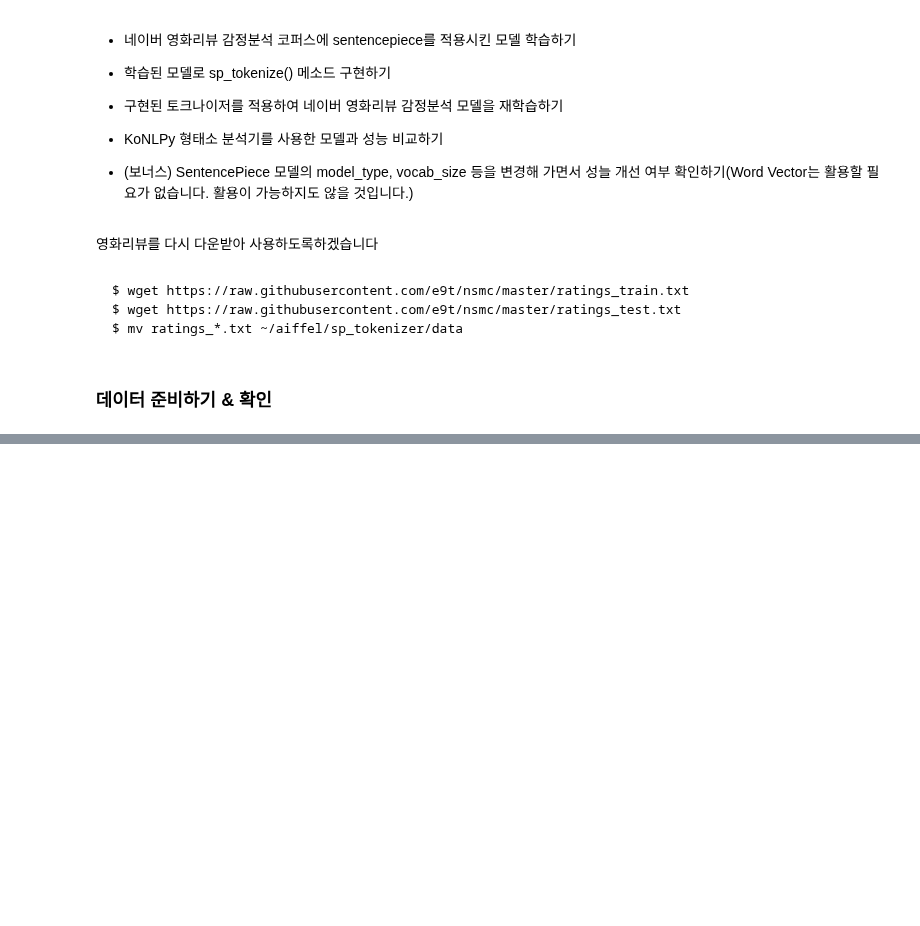
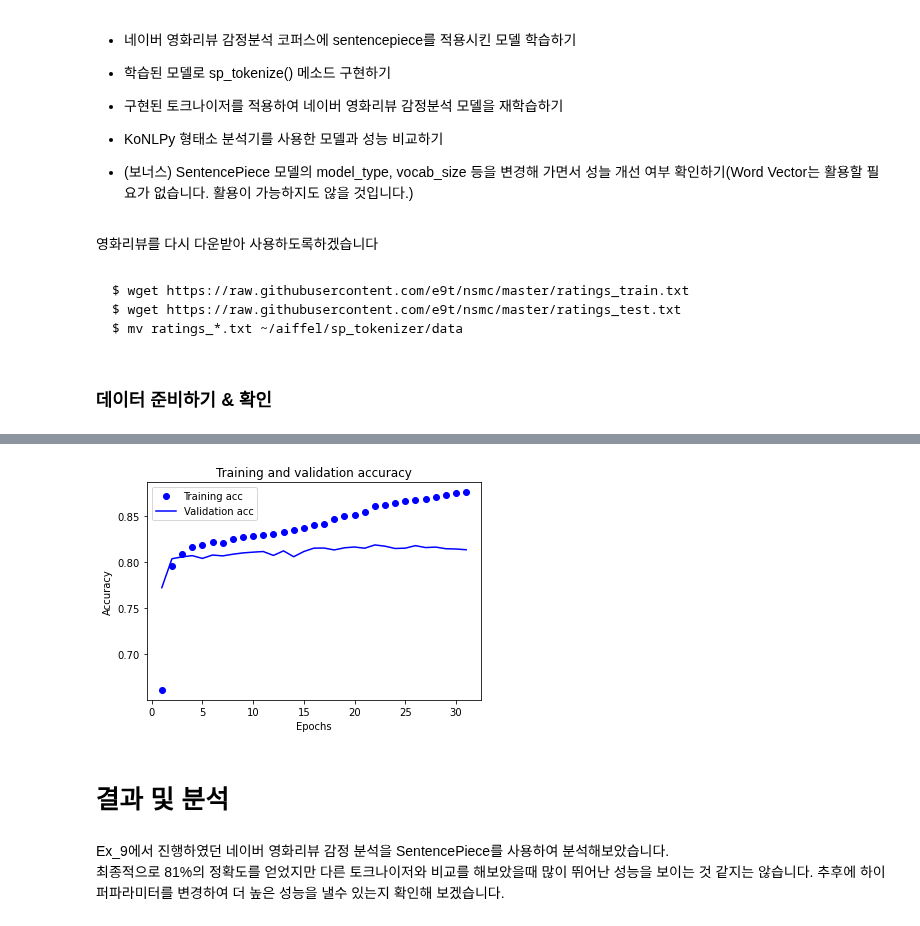
Before and after one commit to JPumpkin645/AIFFEL, a Jupyter notebook: Week_11/Going_Deeper_2_PROJECT_SentencePiece.ipynb, the cells around one changed output, grey strips where cells are left out. Drawn from its saved outputs; the diff is of its cells as text; code cells hidden in the pictures; blank space fills up the shorter version.

```diff
--- a/Week_11/Going_Deeper_2_PROJECT_SentencePiece.ipynb
+++ b/Week_11/Going_Deeper_2_PROJECT_SentencePiece.ipynb
@@ -236,0 +282,18 @@ NameError: name 'model3' is not defined
+# %%
+plt.clf()
+
+plt.plot(epochs, acc, 'bo', label='Training acc') # "파란색 점"
+plt.plot(epochs, val_acc, 'b', label='Validation acc') # "파란 실선"
+plt.title('Training and validation accuracy')
+plt.xlabel('Epochs')
+plt.ylabel('Accuracy')
+plt.legend()
+
+plt.show()
+# %% [output]
+[figure, added]
+# %% [markdown]
+# 결과 및 분석
+# %% [markdown]
+Ex_9에서 진행하였던 네이버 영화리뷰 감정 분석을 SentencePiece를 사용하여 분석해보았습니다.
+최종적으로 81%의 정확도를 얻었지만 다른 토크나이저와 비교를 해보았을때 많이 뛰어난 성능을 보이는 것 같지는 않습니다. 추후에 하이퍼파라미터를 변경하여 더 높은 성능을 낼수 있는지 확인해 보겠습니다.
```
Also changed, not shown: parts of 48 cells of this notebook.
